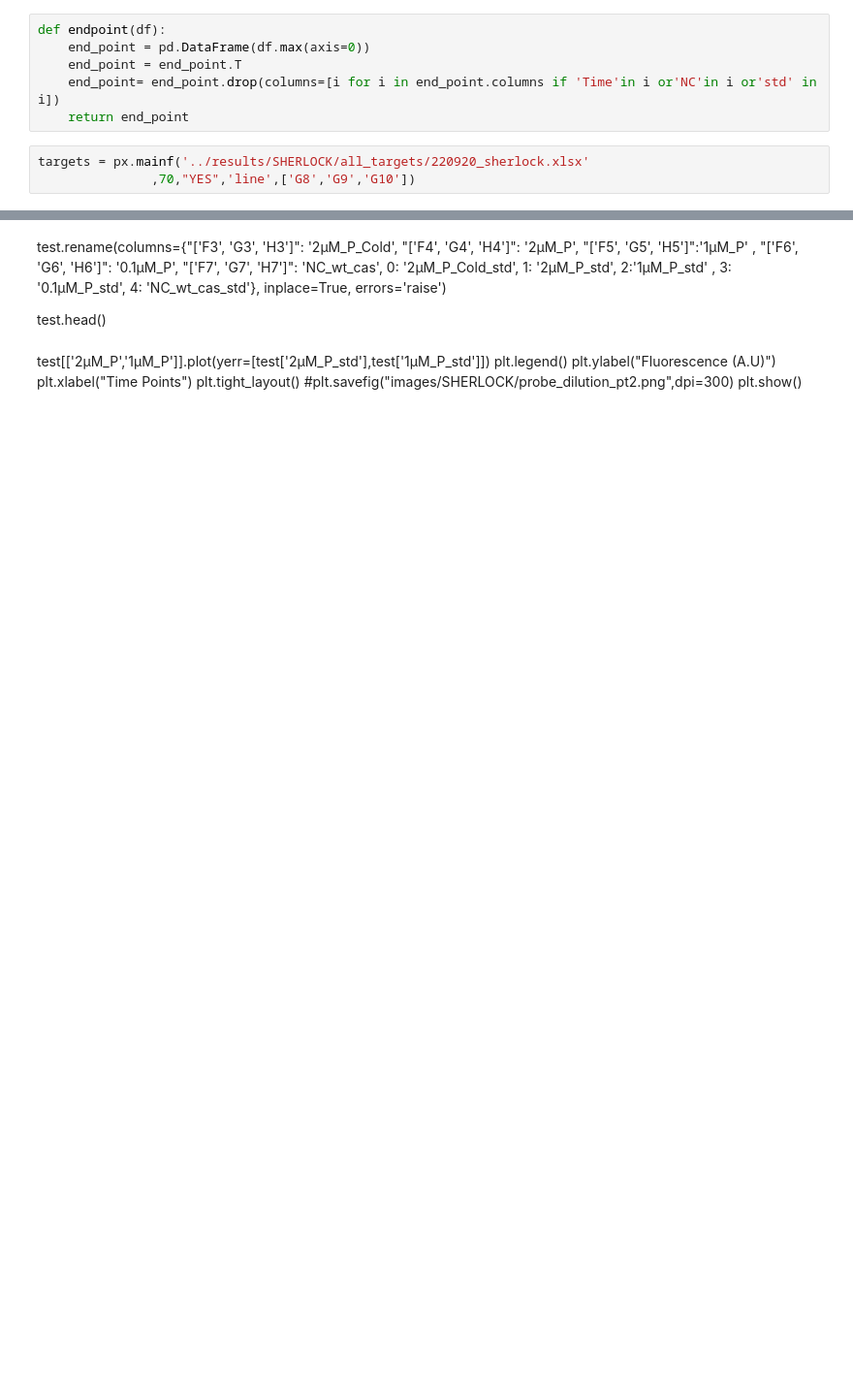
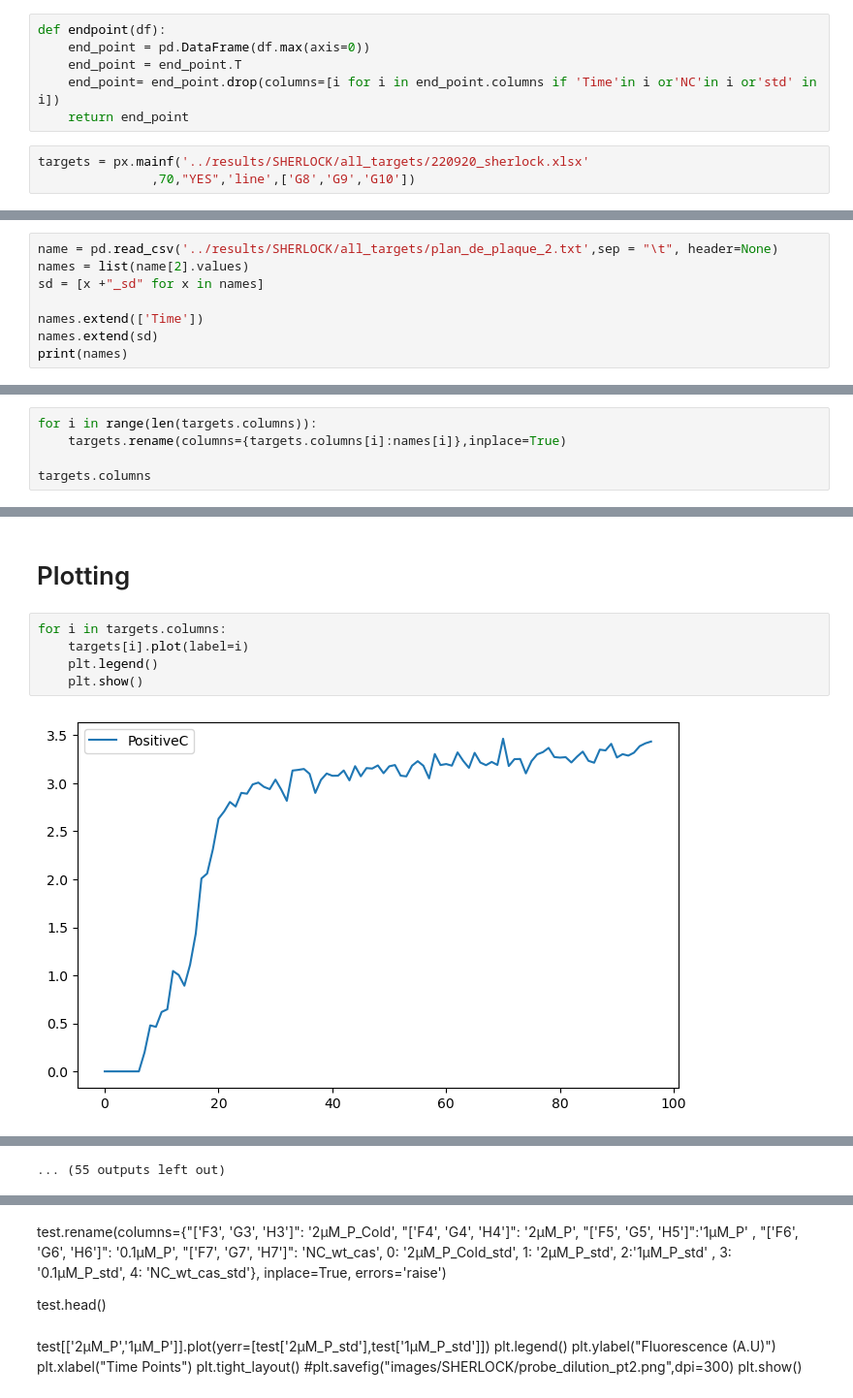
Before and after one commit to NessLfy/iGEM, a Jupyter notebook: scripts/SHERLOCK_all_targets.ipynb, the cells around one changed output, grey strips where cells are left out. Shown at 97% size. Drawn from its saved outputs; the diff is of its cells as text; blank space fills up the shorter version.

```diff
--- a/scripts/SHERLOCK_all_targets.ipynb
+++ b/scripts/SHERLOCK_all_targets.ipynb
@@ -71,0 +33,8 @@ plt.show()
+# %%
+name = pd.read_csv('../results/SHERLOCK/all_targets/plan_de_plaque_2.txt',sep = "\t", header=None)
+names = list(name[2].values)
+sd = [x +"_sd" for x in names]
+
+names.extend(['Time'])
+names.extend(sd)
+print(names)
@@ -71,0 +43,5 @@ plt.show()
+# %%
+for i in range(len(targets.columns)):
+    targets.rename(columns={targets.columns[i]:names[i]},inplace=True)
+
+targets.columns
@@ -71,0 +64,9 @@ plt.show()
+# %% [markdown]
+# Plotting
+# %%
+for i in targets.columns:
+    targets[i].plot(label=i)
+    plt.legend()
+    plt.show()
+# %% [output]
+[figure, added]
@@ -71,0 +84 @@ plt.show()
+... (55 outputs left out)
```
Also changed, not shown: parts of 26 cells of this notebook, 11 other files.
